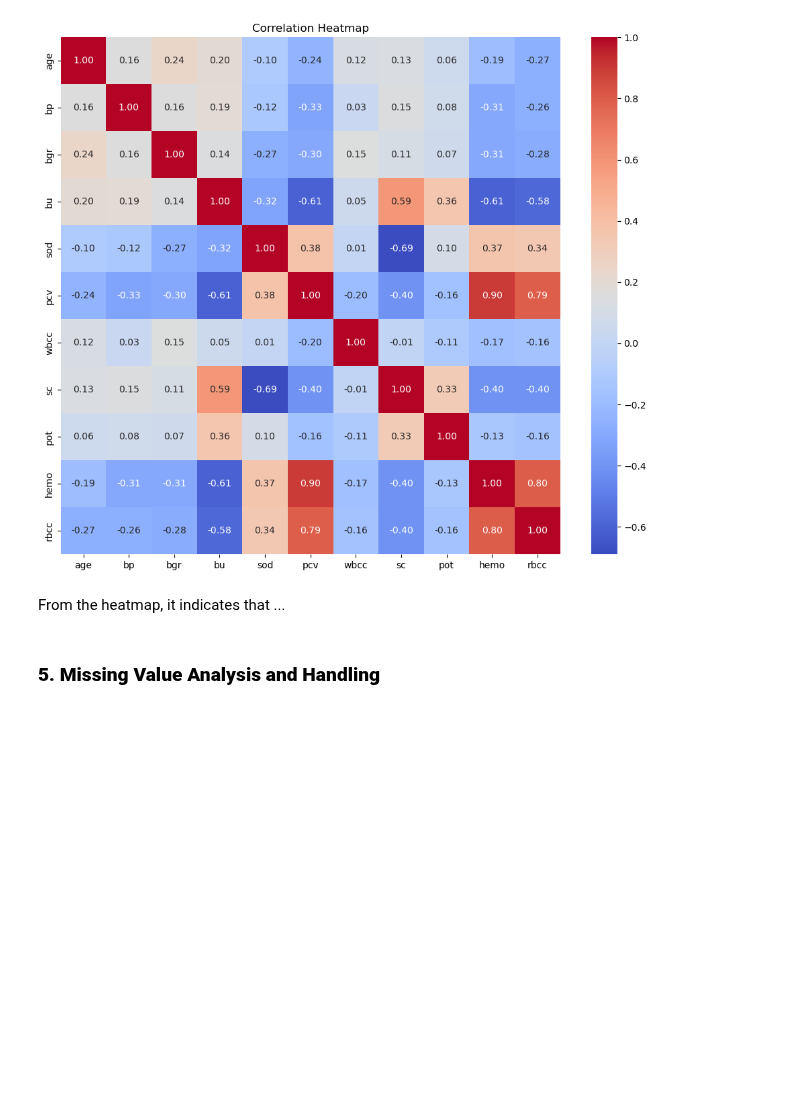
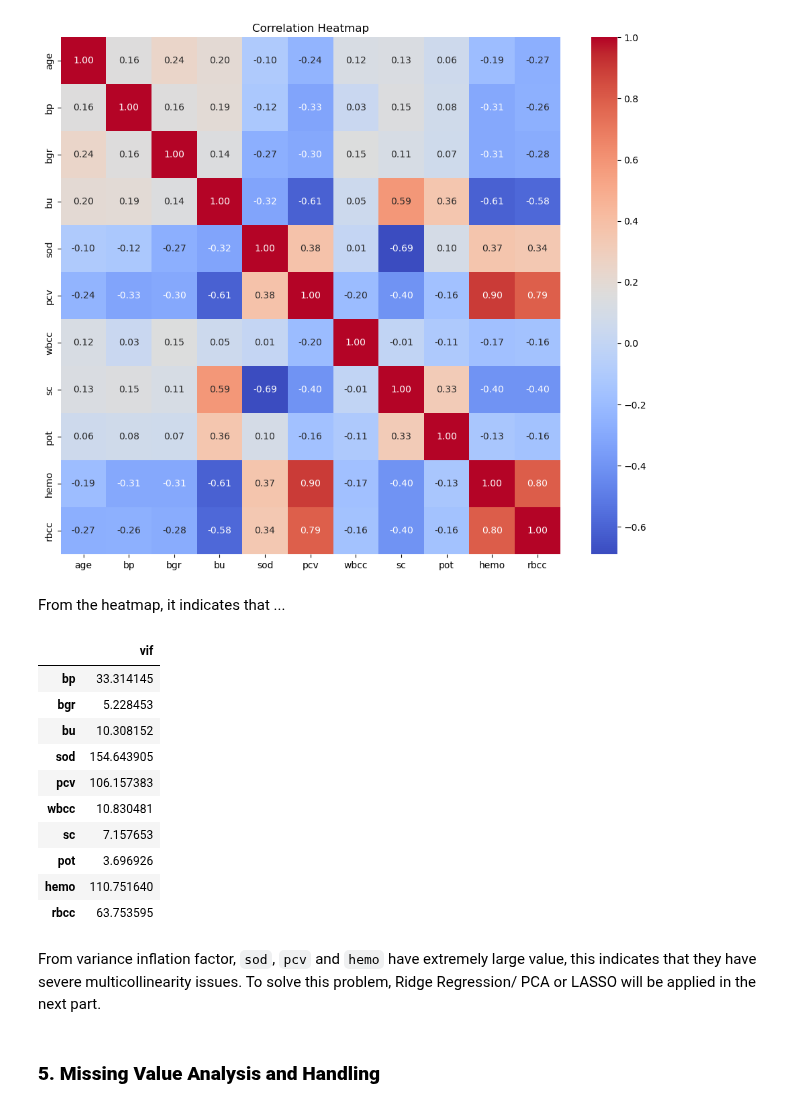
Before and after one commit to Barkesty/Project-Chronic-Kidney-Disease-Classification-Challenge, a Jupyter notebook: project.ipynb, the cells around one changed output. Cells and saved outputs as stored; diff of their text form; code cells hidden in the pictures; blank space fills up the shorter version.

```diff
--- a/project.ipynb
+++ b/project.ipynb
@@ -210,6 +210,26 @@ plt.show()
 [figure]
 # %% [markdown]
 From the heatmap, it indicates that ...
+# %%
+df_cleaned = df[num_col].dropna()
+vals = [VIF(df_cleaned, i)
+        for i in range(1, df_cleaned.shape[1])]
+vif = pd.DataFrame({'vif':vals}, index=df_cleaned.columns[1:])
+vif
+# %% [output]
+|  | vif |
+| bp | 33.314145 |
+| bgr | 5.228453 |
+| bu | 10.308152 |
+| sod | 154.643905 |
+| pcv | 106.157383 |
+| wbcc | 10.830481 |
+| sc | 7.157653 |
+| pot | 3.696926 |
+| hemo | 110.751640 |
+| rbcc | 63.753595 |
+# %% [markdown]
+From variance inflation factor, `sod`, `pcv` and `hemo` have extremely large value, this indicates that they have severe multicollinearity issues. To solve this problem, Ridge Regression/ PCA or LASSO will be applied in the next part.
 # %% [markdown]
 ### **5. Missing Value Analysis and Handling**
 # %%
```
